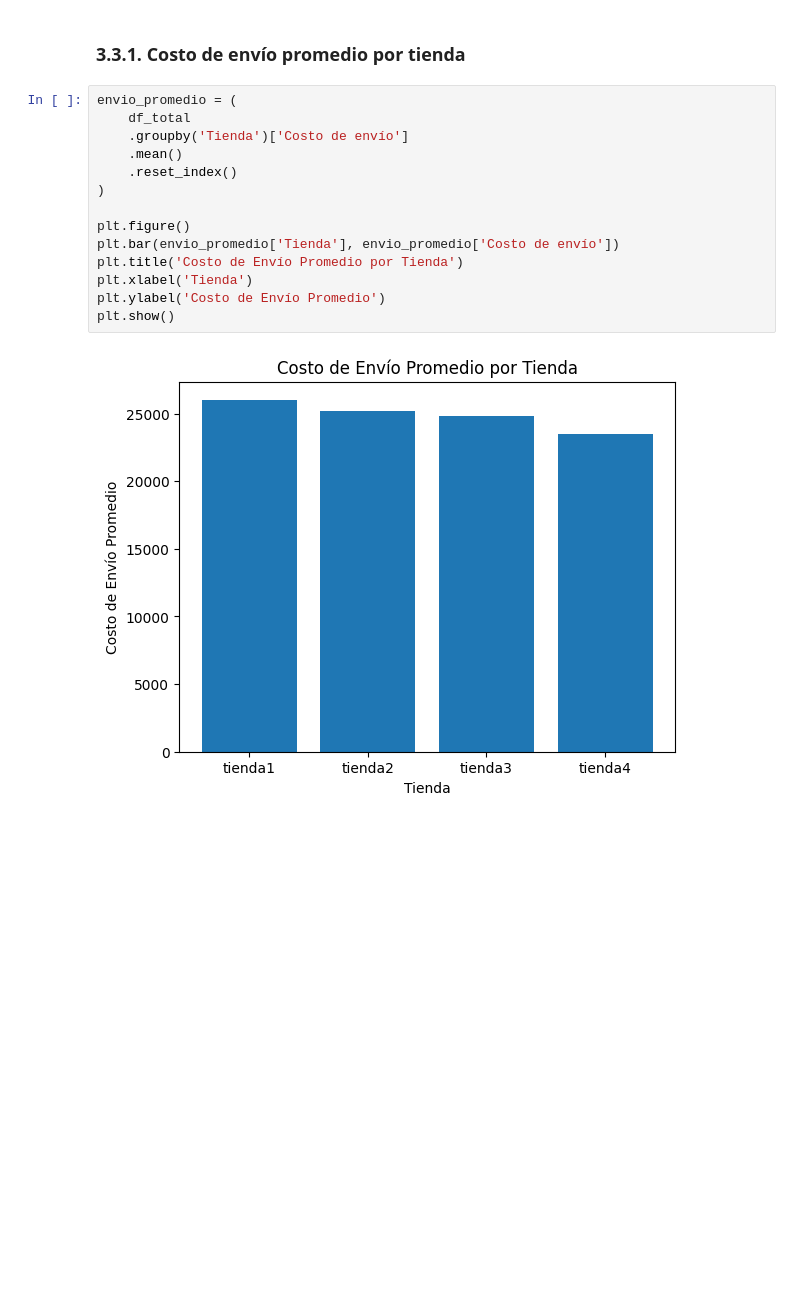
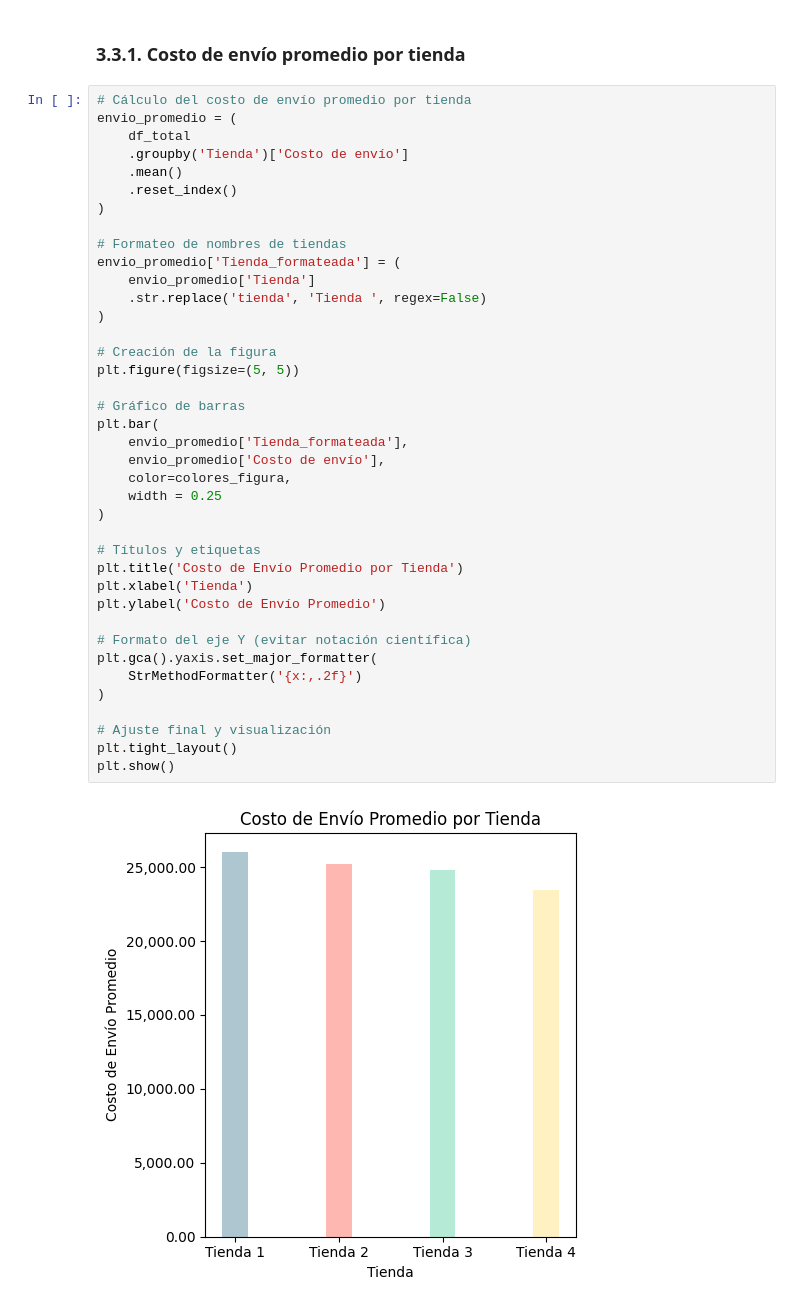
Before and after one commit to marcochc99/Challenge_AluraStore, a Jupyter notebook: Challenge_AluraStore.ipynb, the cells around one changed output. Drawn from its saved outputs; the diff is of its cells as text; blank space fills up the shorter version.

```diff
--- a/Challenge_AluraStore.ipynb
+++ b/Challenge_AluraStore.ipynb
@@ -271,18 +358,43 @@ plt.show()
 # %% [markdown]
 ### **3.3.1. Costo de envío promedio por tienda**
 # %%
+# Cálculo del costo de envío promedio por tienda
 envio_promedio = (
     df_total
     .groupby('Tienda')['Costo de envío']
     .mean()
     .reset_index()
 )
 
-plt.figure()
-plt.bar(envio_promedio['Tienda'], envio_promedio['Costo de envío'])
+# Formateo de nombres de tiendas
+envio_promedio['Tienda_formateada'] = (
+    envio_promedio['Tienda']
+    .str.replace('tienda', 'Tienda ', regex=False)
+)
+
+# Creación de la figura
+plt.figure(figsize=(5, 5))
+
+# Gráfico de barras
+plt.bar(
+    envio_promedio['Tienda_formateada'],
+    envio_promedio['Costo de envío'],
+    color=colores_figura,
+    width = 0.25
+)
+
+# Títulos y etiquetas
 plt.title('Costo de Envío Promedio por Tienda')
 plt.xlabel('Tienda')
 plt.ylabel('Costo de Envío Promedio')
+
+# Formato del eje Y (evitar notación científica)
+plt.gca().yaxis.set_major_formatter(
+    StrMethodFormatter('{x:,.2f}')
+)
+
+# Ajuste final y visualización
+plt.tight_layout()
 plt.show()
 # %% [output]
-[figure, old version]
+[figure, new version]
```
Also changed, not shown: parts of 7 cells of this notebook.
